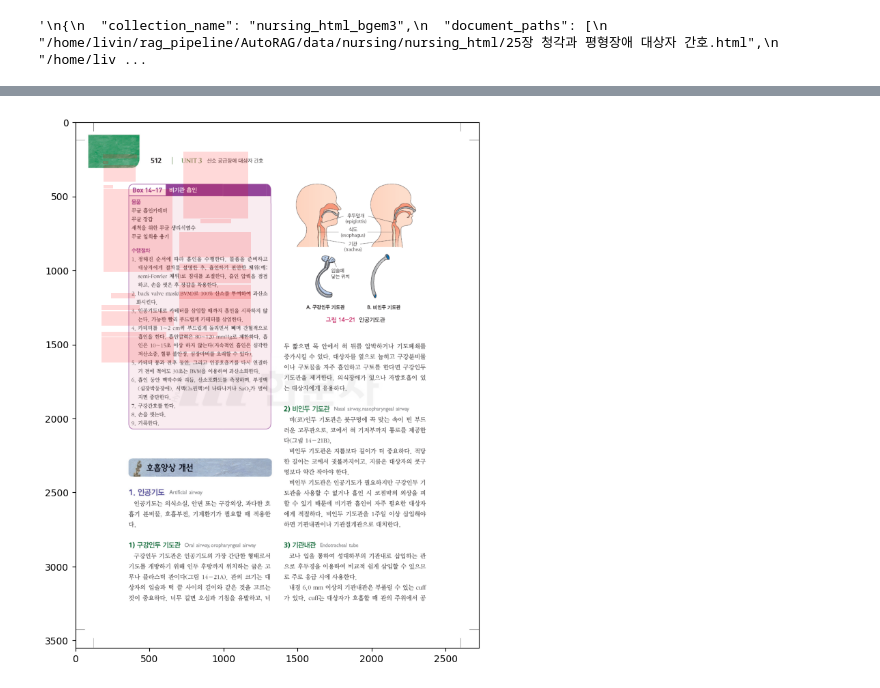
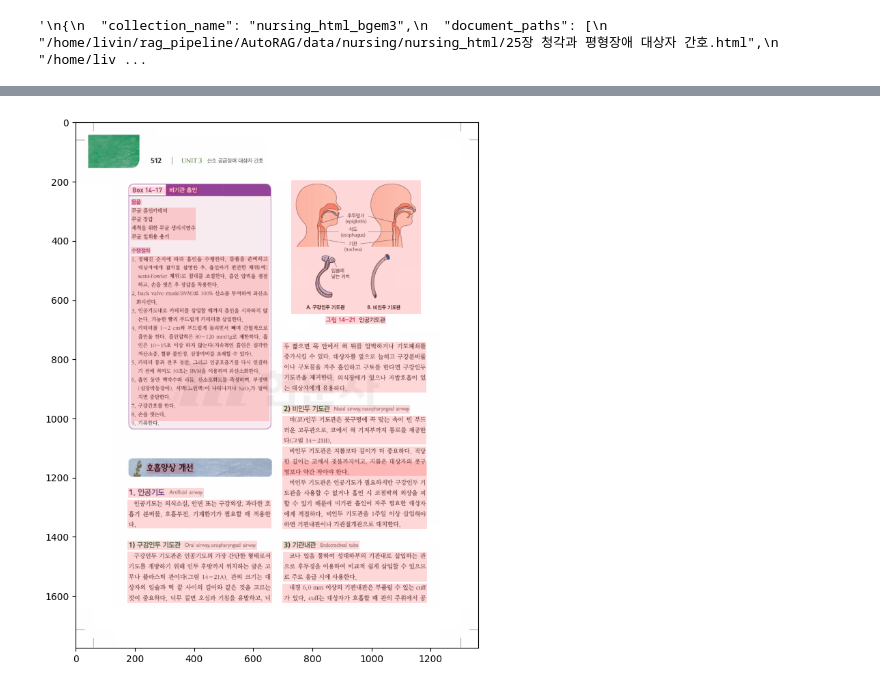
Before and after one commit to Rimo-rimo/rag_pipeline, a Jupyter notebook: AutoRAG/notebook/DocumentParser.ipynb, the cells around one changed output, grey strips where cells are left out. Cells and saved outputs as stored; diff of their text form; code cells hidden in the pictures.

```diff
--- a/AutoRAG/notebook/DocumentParser.ipynb
+++ b/AutoRAG/notebook/DocumentParser.ipynb
@@ -322,7 +323,7 @@ from PIL import Image
 with open("/home/livin/rag_pipeline/AutoRAG/data/nursing/nursing_json/14장 호흡기장애 대상자 간호-(1).json", "r") as f:
     result = json.load(f)
 # %%
-images = convert_from_path("/home/livin/rag_pipeline/AutoRAG/data/nursing/27장 화상간호.pdf", dpi=150)
+images = convert_from_path("/home/livin/rag_pipeline/AutoRAG/data/nursing/14장 호흡기장애 대상자 간호-(1).pdf", dpi=150)
 # %%
 idx = 30
 image = images[idx]
@@ -346,20 +335,20 @@ width, height
 # %%
 # image에 bounding box 그리기
 fig, ax = plt.subplots(figsize=(10, 10))
 ax.imshow(image)
 for element in result["elements"]:
     if element["page"] == idx+1:
-        # x = width*element["coordinates"][0]["x"]
-        # y = height*element["coordinates"][0]["y"]
-        # w = width*element["coordinates"][1]["x"] - width*element["coordinates"][0]["x"]
-        # h = height*element["coordinates"][3]["y"] - height*element["coordinates"][0]["y"]
-        x = element["bounding_box"][0]["x"]
-        y = element["bounding_box"][0]["y"]
-        w = element["bounding_box"][1]["x"] - element["bounding_box"][0]["x"]
-        h = element["bounding_box"][3]["y"] - element["bounding_box"][0]["y"]
+        x = width*element["bounding_box"][0]["x"]
+        y = height*element["bounding_box"][0]["y"]
+        w = width*element["bounding_box"][1]["x"] - width*element["bounding_box"][0]["x"]
+        h = height*element["bounding_box"][3]["y"] - height*element["bounding_box"][0]["y"]
+        # x = element["bounding_box"][0]["x"]
+        # y = element["bounding_box"][0]["y"]
+        # w = element["bounding_box"][1]["x"] - element["bounding_box"][0]["x"]
+        # h = element["bounding_box"][3]["y"] - element["bounding_box"][0]["y"]
 
         rect = patches.Rectangle((x, y), w, h, linewidth=0, edgecolor='r', facecolor='r', alpha=0.15)
         ax.add_patch(rect)
-plt.show()
+# plt.show()
 # %% [output]
-[figure, old version]
+[figure, new version]
```
Also changed, not shown: parts of 10 cells of this notebook, 5 other files.
